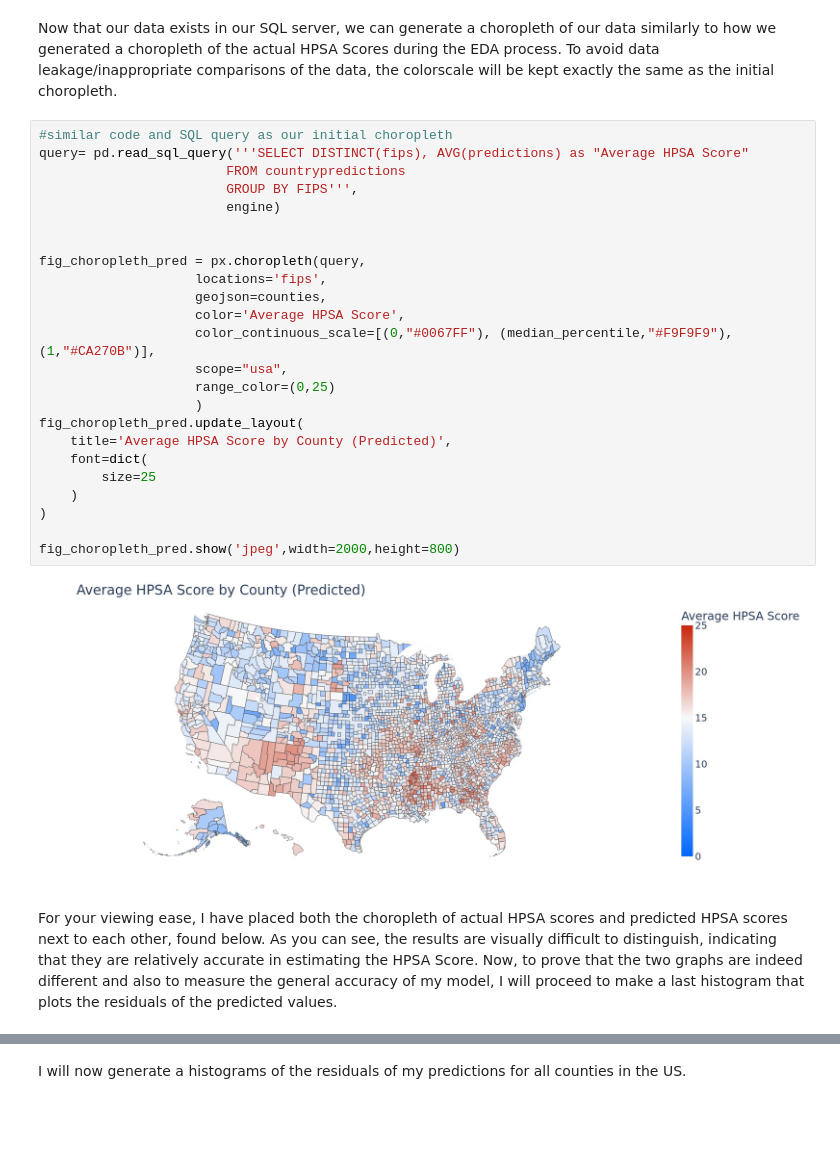
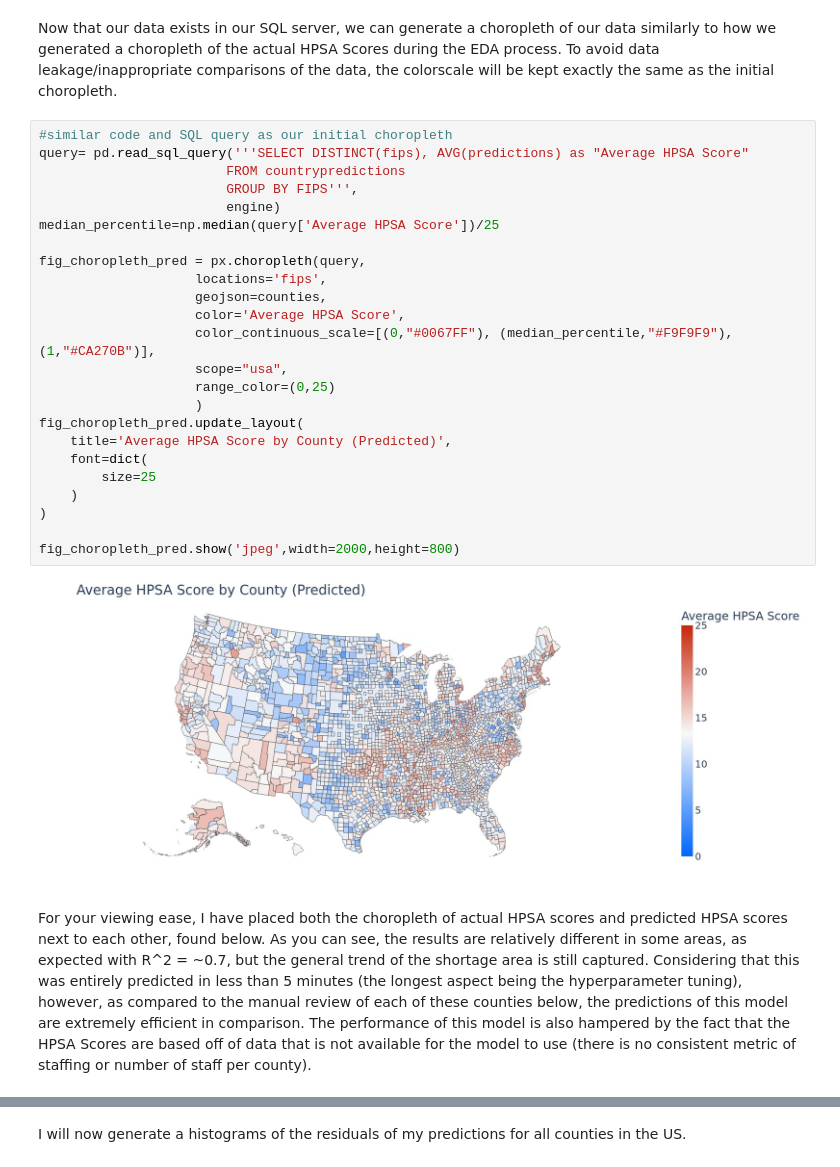
Before and after one commit to RandomMan0880/HPSA-Data, a Jupyter notebook: HPSA_Predictor.ipynb, the cells around one changed output, grey strips where cells are left out. Cells and saved outputs as stored; diff of their text form; blank space fills up the shorter version.

Commit message:
Fixed prediction model - accidentally predicted train ds

```diff
--- a/HPSA_Predictor.ipynb
+++ b/HPSA_Predictor.ipynb
@@ -1078,28 +1074,28 @@ Now that our data exists in our SQL server, we can generate a choropleth of our
 # %%
 #similar code and SQL query as our initial choropleth
 query= pd.read_sql_query('''SELECT DISTINCT(fips), AVG(predictions) as "Average HPSA Score"
                         FROM countrypredictions
                         GROUP BY FIPS''',
                         engine)
-
+median_percentile=np.median(query['Average HPSA Score'])/25
 
 fig_choropleth_pred = px.choropleth(query,
                     locations='fips',
                     geojson=counties,
                     color='Average HPSA Score',
                     color_continuous_scale=[(0,"#0067FF"), (median_percentile,"#F9F9F9"),(1,"#CA270B")],
                     scope="usa",
                     range_color=(0,25)
                     )
 fig_choropleth_pred.update_layout(
     title='Average HPSA Score by County (Predicted)',
     font=dict(
         size=25
     )
 )
 
 fig_choropleth_pred.show('jpeg',width=2000,height=800)
 # %% [output]
-[figure, old version]
+[figure, new version]
 # %% [markdown]
-For your viewing ease, I have placed both the choropleth of actual HPSA scores and predicted HPSA scores next to each other, found below. As you can see, the results are visually difficult to distinguish, indicating that they are relatively accurate in estimating the HPSA Score. Now, to prove that the two graphs are indeed different and also to measure the general accuracy of my model, I will proceed to make a last histogram that plots the residuals of the predicted values.
+For your viewing ease, I have placed both the choropleth of actual HPSA scores and predicted HPSA scores next to each other, found below. As you can see, the results are relatively different in some areas, as expected with R^2 = ~0.7, but the general trend of the shortage area is still captured. Considering that this was entirely predicted in less than 5 minutes (the longest aspect being the hyperparameter tuning), however, as compared to the manual review of each of these counties below, the predictions of this model are extremely efficient in comparison. The performance of this model is also hampered by the fact that the HPSA Scores are based off of data that is not available for the model to use (there is no consistent metric of staffing or number of staff per county).
```
Also changed, not shown: parts of 11 cells of this notebook.
